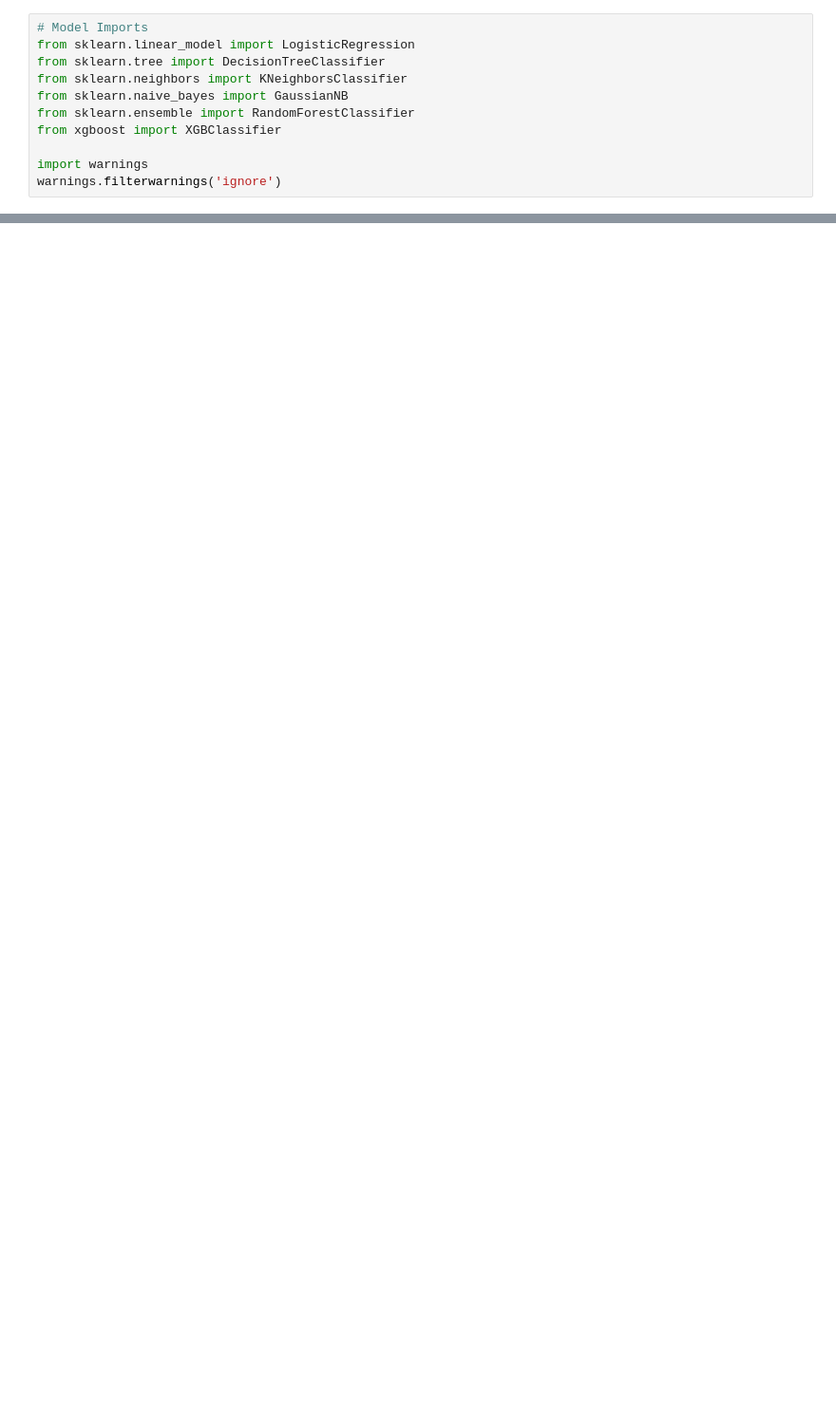
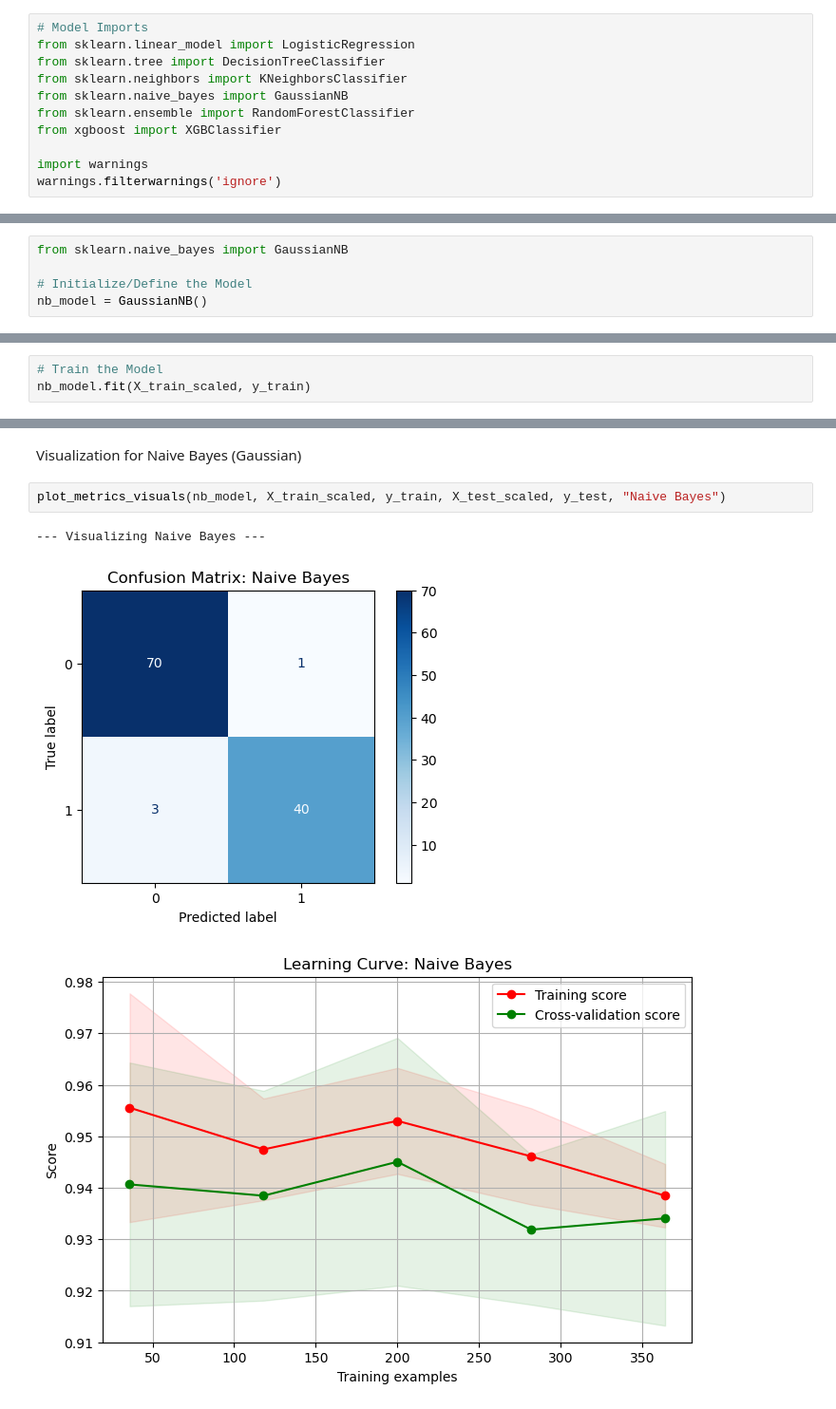
Before and after one commit to fouzan-ashraf/BITS-MTech-Fouzan-ML-Assignment2, a Jupyter notebook: model/2025ab05236_ml_assignment2.ipynb, the cells around one changed output, grey strips where cells are left out. Shown at 95% size. Saved outputs shown, nothing was run; the diff lists cells and outputs as text; blank space fills up the shorter version.

```diff
--- a/model/2025ab05236_ml_assignment2.ipynb
+++ b/model/2025ab05236_ml_assignment2.ipynb
@@ -55,0 +409,5 @@ Please check the file name and location.
+# %%
+from sklearn.naive_bayes import GaussianNB
+
+# Initialize/Define the Model
+nb_model = GaussianNB()
@@ -55,0 +416,3 @@ Please check the file name and location.
+# %%
+# Train the Model
+nb_model.fit(X_train_scaled, y_train)
@@ -55,0 +445,8 @@ Please check the file name and location.
+# %% [markdown]
+Visualization for Naive Bayes (Gaussian)
+# %%
+plot_metrics_visuals(nb_model, X_train_scaled, y_train, X_test_scaled, y_test, "Naive Bayes")
+# %% [output]
+--- Visualizing Naive Bayes ---
+[figure, added]
+[figure, added]
```
Also changed, not shown: parts of 64 cells of this notebook, 2 other files.
